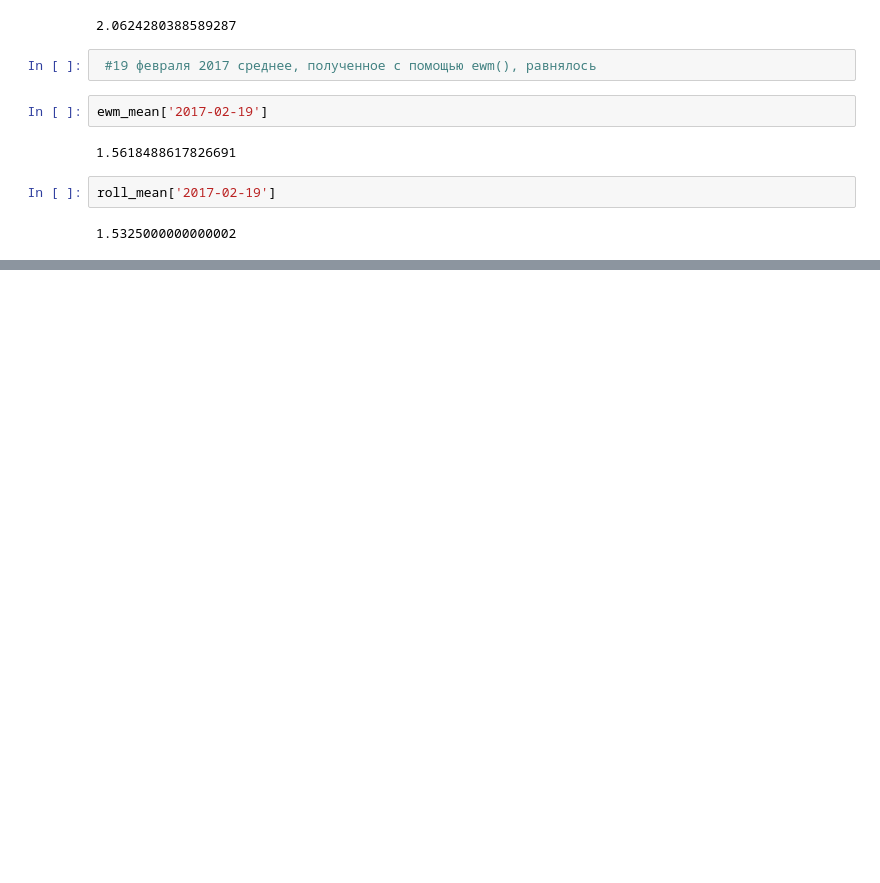
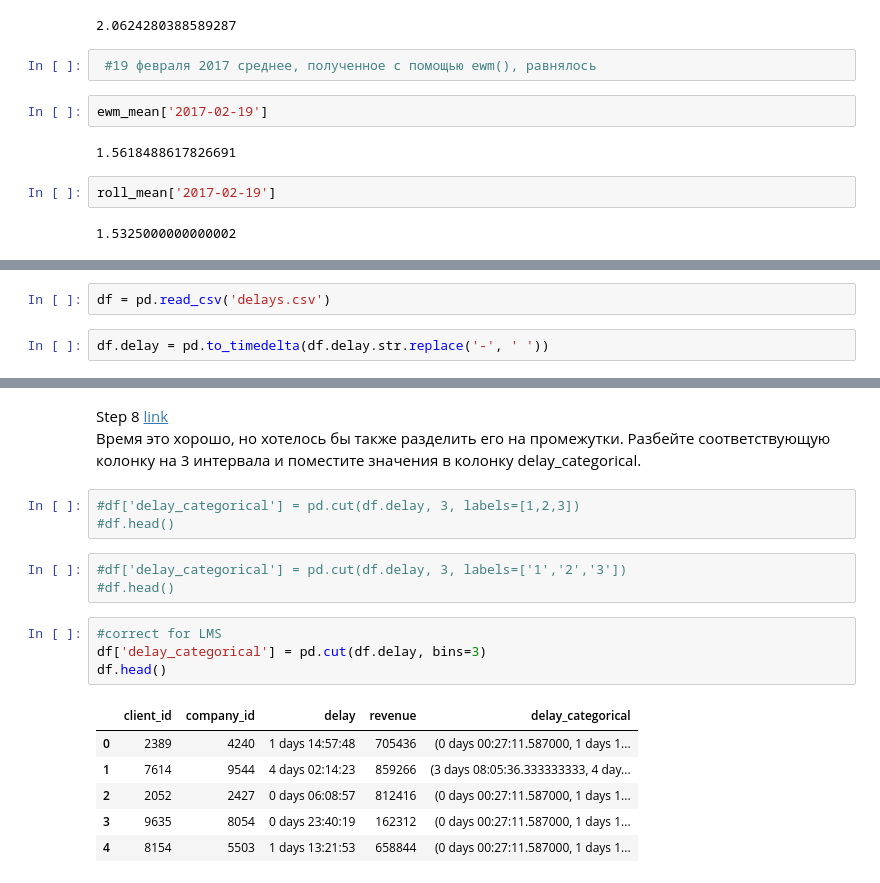
Before and after one commit to PavelSyr/da_karpov.cources, a Jupyter notebook: analitycs/01_python/6_rolling_func_and_interractive_figures/lesson_6/lesson_6_tasks.ipynb, the cells around one changed output, grey strips where cells are left out. Saved outputs shown, nothing was run; the diff lists cells and outputs as text; blank space fills up the shorter version.

Commit message:
[lesson_6] tasks has been updated

```diff
--- a/analitycs/01_python/6_rolling_func_and_interractive_figures/lesson_6/lesson_6_tasks.ipynb
+++ b/analitycs/01_python/6_rolling_func_and_interractive_figures/lesson_6/lesson_6_tasks.ipynb
@@ -136,0 +164,4 @@ roll_mean['2017-02-19']
+# %%
+df = pd.read_csv('delays.csv')
+# %%
+df.delay = pd.to_timedelta(df.delay.str.replace('-', ' '))
@@ -136,0 +177,20 @@ roll_mean['2017-02-19']
+# %% [markdown]
+Step 8 <a href='https://lab.karpov.courses/learning/85/module/1056/lesson/9043/26537/117980/'>link</a>
+<br>Время это хорошо, но хотелось бы также разделить его на промежутки. Разбейте соответствующую колонку на 3 интервала и поместите значения в колонку delay_categorical.
+# %%
+#df['delay_categorical'] = pd.cut(df.delay, 3, labels=[1,2,3])
+#df.head()
+# %%
+#df['delay_categorical'] = pd.cut(df.delay, 3, labels=['1','2','3'])
+#df.head()
+# %%
+#correct for LMS
+df['delay_categorical'] = pd.cut(df.delay, bins=3)
+df.head()
+# %% [output]
+|  | client_id | company_id | delay | revenue | delay_categorical |
+| 0 | 2389 | 4240 | 1 days 14:57:48 | 705436 | (0 days 00:27:11.587000, 1 days 1... |
+| 1 | 7614 | 9544 | 4 days 02:14:23 | 859266 | (3 days 08:05:36.333333333, 4 day... |
+| 2 | 2052 | 2427 | 0 days 06:08:57 | 812416 | (0 days 00:27:11.587000, 1 days 1... |
+| 3 | 9635 | 8054 | 0 days 23:40:19 | 162312 | (0 days 00:27:11.587000, 1 days 1... |
+| 4 | 8154 | 5503 | 1 days 13:21:53 | 658844 | (0 days 00:27:11.587000, 1 days 1... |
```
Also changed, not shown: parts of 11 cells of this notebook, 1 other file.
